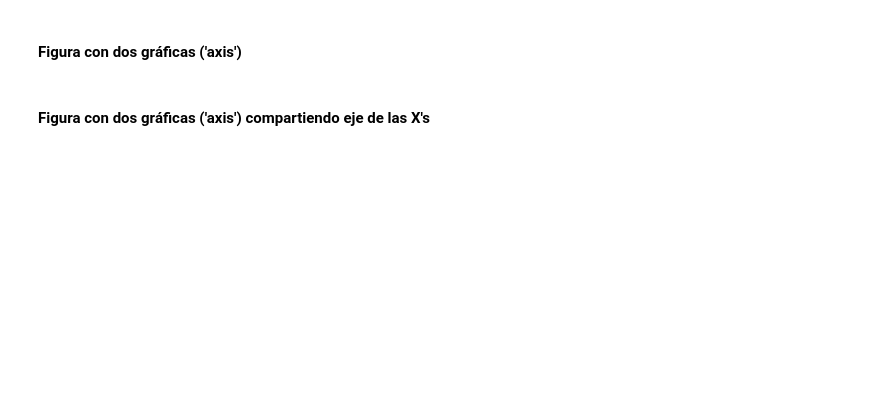
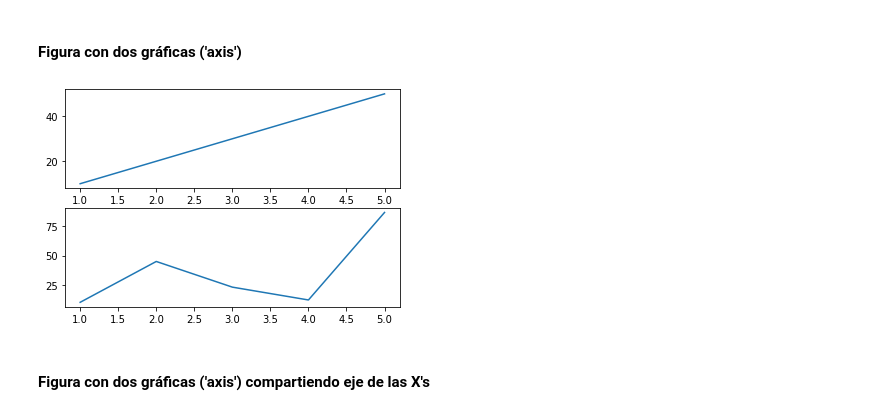
Before and after one commit to carlosdeoncedos/analisisdeinversion2021, a Jupyter notebook: Codigo/20210928Clase4.ipynb, the cells around one changed output. Cells and saved outputs as stored; diff of their text form; code cells hidden in the pictures; blank space fills up the shorter version.

```diff
--- a/Codigo/20210928Clase4.ipynb
+++ b/Codigo/20210928Clase4.ipynb
@@ -85,4 +100,10 @@ https://matplotlib.org/stable/api/_as_gen/matplotlib.pyplot.subplots.html#matplo
 # %% [markdown]
 #### Figura con dos gráficas ('axis')
+# %%
+fig, (ax1, ax2) = plt.subplots(2,1)
+ax1.plot([1,2,3,4,5],[10,20,30,40,50])
+ax2.plot([1,2,3,4,5],[10,45,23,12,87]);
+# %% [output]
+[figure, added]
 # %% [markdown]
 #### Figura con dos gráficas ('axis') compartiendo eje de las X's
```
Also changed, not shown: parts of 29 cells of this notebook.
